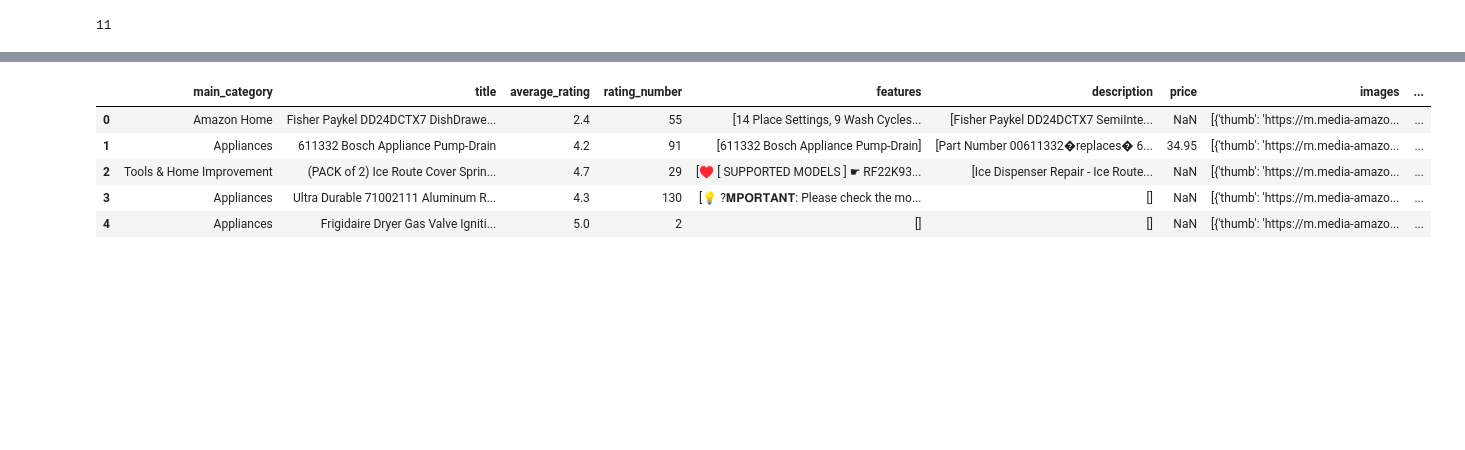
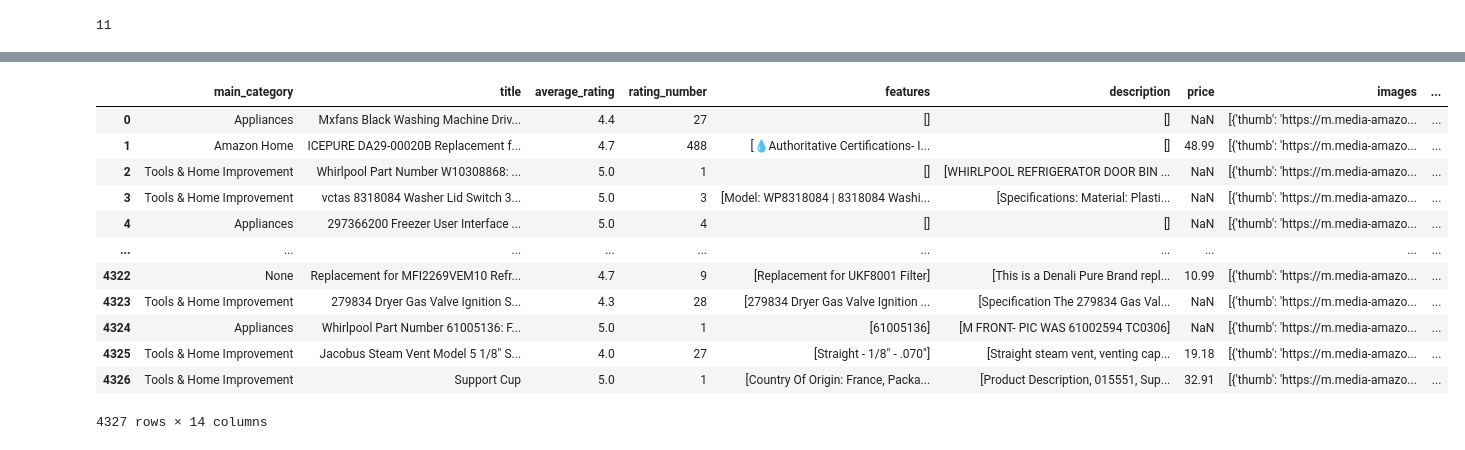
Before and after one commit to gisellegomezp/Project3, a Jupyter notebook: Mike/mike-workbook.ipynb, the cells around one changed output, grey strips where cells are left out. Drawn from its saved outputs; the diff is of its cells as text; code cells hidden in the pictures; blank space fills up the shorter version.

```diff
--- a/Mike/mike-workbook.ipynb
+++ b/Mike/mike-workbook.ipynb
@@ -8,13 +8,13 @@ import ast
 
 #df=pd.read_csv('data\Appliances.jsonl')
 data = []
-file = 'data\Appliances.jsonl'
+file = '../../Appliances.jsonl'
 with open(file, 'r') as fp:
     for line in fp:
         data.append(json.loads(line.strip()))
 # %%
 meta_data = []
-file = 'data\meta_Appliances.jsonl'
+file = '../../meta_Appliances.jsonl'
 with open(file, 'r') as fp:
     for line in fp:
         meta_data.append(json.loads(line.strip()))
@@ -66,10 +66,15 @@ for chunk in pd.read_csv(filename, chunksize=chunksize, error_bad_lines=False):
 df = pd.concat(chunk_list)
 # %%
 # read in smaller files
-with open('..\Project Main\data\Appliances_1.txt', 'r') as file:
+with open('../Project Main/data/Appliances_1.txt', 'r') as file:
     appliances = file.read().splitlines()
-with open('..\Project Main\data\meta_1.txt', 'r') as file:
+with open('../Project Main/data/meta_4.txt', 'r') as file:
     meta = file.read().splitlines()
+
+# with open('..\Project Main\data\Appliances_1.txt', 'r') as file:
+#     appliances = file.read().splitlines()
+# with open('..\Project Main\data\meta_1.txt', 'r') as file:
+#     meta = file.read().splitlines()
 # %%
 # check out vader
 #topic modeling, term frequency, inverse document frequency
@@ -93,11 +105,18 @@ df_appliance.head()
 # %%
-df_meta.head()
+df_meta
 # %% [output]
 |  | main_category | title | average_rating | rating_number | features | description | price | images | ... |
-| 0 | Amazon Home | Fisher Paykel DD24DCTX7 DishDrawe... | 2.4 | 55 | [14 Place Settings, 9 Wash Cycles... | [Fisher Paykel DD24DCTX7 SemiInte... | NaN | [{'thumb': 'https://m.media-amazo... | ... |
-| 1 | Appliances | 611332 Bosch Appliance Pump-Drain | 4.2 | 91 | [611332 Bosch Appliance Pump-Drain] | [Part Number 00611332�replaces� 6... | 34.95 | [{'thumb': 'https://m.media-amazo... | ... |
-| 2 | Tools & Home Improvement | (PACK of 2) Ice Route Cover Sprin... | 4.7 | 29 | [♥ [ SUPPORTED MODELS ] ☛ RF22K93... | [Ice Dispenser Repair - Ice Route... | NaN | [{'thumb': 'https://m.media-amazo... | ... |
-| 3 | Appliances | Ultra Durable 71002111 Aluminum R... | 4.3 | 130 | [💡 ?𝐌𝐏𝐎𝐑𝐓𝐀𝐍𝐓: Please check the mo... | [] | NaN | [{'thumb': 'https://m.media-amazo... | ... |
-| 4 | Appliances | Frigidaire Dryer Gas Valve Igniti... | 5.0 | 2 | [] | [] | NaN | [{'thumb': 'https://m.media-amazo... | ... |
+| 0 | Appliances | Mxfans Black Washing Machine Driv... | 4.4 | 27 | [] | [] | NaN | [{'thumb': 'https://m.media-amazo... | ... |
+| 1 | Amazon Home | ICEPURE DA29-00020B Replacement f... | 4.7 | 488 | [💧Authoritative Certifications- I... | [] | 48.99 | [{'thumb': 'https://m.media-amazo... | ... |
+| 2 | Tools & Home Improvement | Whirlpool Part Number W10308868: ... | 5.0 | 1 | [] | [WHIRLPOOL REFRIGERATOR DOOR BIN ... | NaN | [{'thumb': 'https://m.media-amazo... | ... |
+| 3 | Tools & Home Improvement | vctas 8318084 Washer Lid Switch 3... | 5.0 | 3 | [Model: WP8318084 | 8318084 Washi... | [Specifications: Material: Plasti... | NaN | [{'thumb': 'https://m.media-amazo... | ... |
+| 4 | Appliances | 297366200 Freezer User Interface ... | 5.0 | 4 | [] | [] | NaN | [{'thumb': 'https://m.media-amazo... | ... |
+| ... | ... | ... | ... | ... | ... | ... | ... | ... | ... |
+| 4322 | None | Replacement for MFI2269VEM10 Refr... | 4.7 | 9 | [Replacement for UKF8001 Filter] | [This is a Denali Pure Brand repl... | 10.99 | [{'thumb': 'https://m.media-amazo... | ... |
+| 4323 | Tools & Home Improvement | 279834 Dryer Gas Valve Ignition S... | 4.3 | 28 | [279834 Dryer Gas Valve Ignition ... | [Specification The 279834 Gas Val... | NaN | [{'thumb': 'https://m.media-amazo... | ... |
+| 4324 | Appliances | Whirlpool Part Number 61005136: F... | 5.0 | 1 | [61005136] | [M FRONT- PIC WAS 61002594 TC0306] | NaN | [{'thumb': 'https://m.media-amazo... | ... |
+| 4325 | Tools & Home Improvement | Jacobus Steam Vent Model 5 1/8" S... | 4.0 | 27 | [Straight - 1/8" - .070"] | [Straight steam vent, venting cap... | 19.18 | [{'thumb': 'https://m.media-amazo... | ... |
+| 4326 | Tools & Home Improvement | Support Cup | 5.0 | 1 | [Country Of Origin: France, Packa... | [Product Description, 015551, Sup... | 32.91 | [{'thumb': 'https://m.media-amazo... | ... |
+4327 rows × 14 columns
 # %%
 #Look at polar and parkay for data files
```
Also changed, not shown: parts of 6 cells of this notebook, 2 other files.
